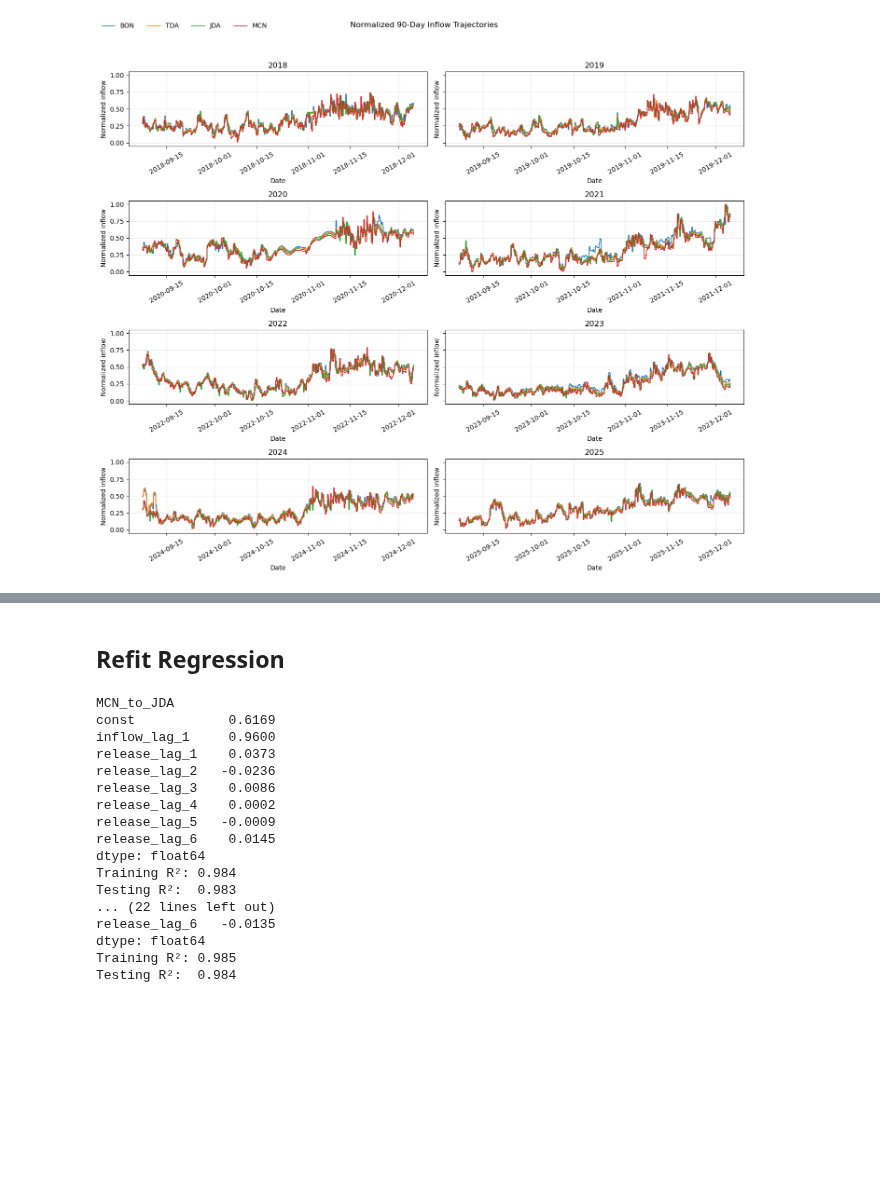
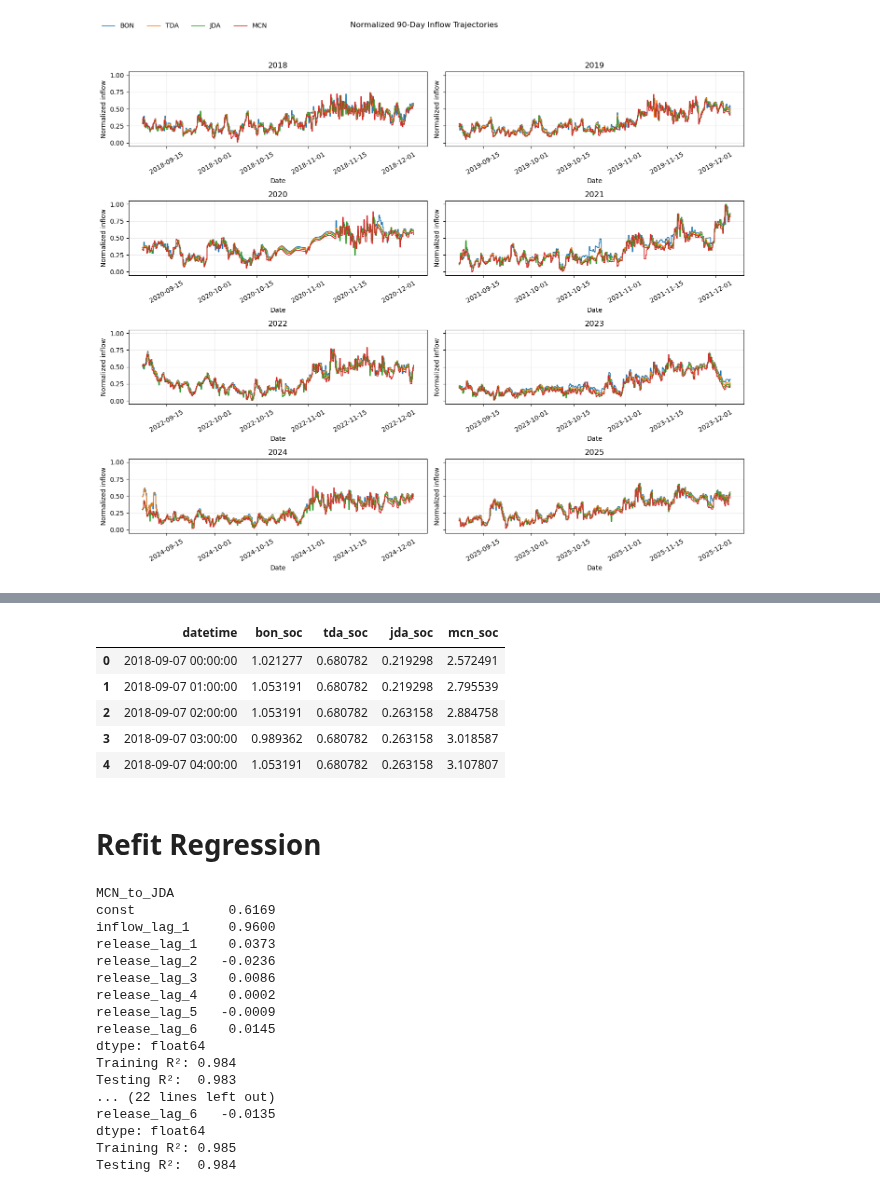
Before and after one commit to ecohn44/cascaded-hydro, a Jupyter notebook: py-forecasting/hydrograph.ipynb, the cells around one changed output, grey strips where cells are left out. Cells and saved outputs as stored; diff of their text form; code cells hidden in the pictures; blank space fills up the shorter version.

```diff
--- a/py-forecasting/hydrograph.ipynb
+++ b/py-forecasting/hydrograph.ipynb
@@ -416,0 +510,21 @@ inflow_data_norm.to_csv("/Users/elizacohn/Desktop/cascaded-hydro/simulation-data
+# %%
+# Min - Max normalization each column uniquely
+soc_cols = ["bon_soc_ft", "tda_soc_ft", "jda_soc_ft", "mcn_soc_ft"]
+
+volume_max = {
+    "bon_soc_ft": 1.5,
+    "tda_soc_ft": 1.0,
+    "jda_soc_ft": 1.5,
+    "mcn_soc_ft": 4.0,
+}
+
+soc_df_norm = soc_df.copy()
+soc_df_norm[soc_cols] = (soc_df_norm[soc_cols] - soc_df_norm[soc_cols].min()) / (soc_df_norm[soc_cols].max() - soc_df_norm[soc_cols].min())
+
+for col in soc_cols:
+    soc_df_norm[col] *= volume_max[col]
+# %%
+# Remove "_ft" from column names
+soc_df_norm = soc_df_norm.rename(
+    columns=lambda col: col.replace("_ft", "")
+)
@@ -416,0 +545,18 @@ inflow_data_norm.to_csv("/Users/elizacohn/Desktop/cascaded-hydro/simulation-data
+# %%
+# Remove duplicate timestamps and add missing rows
+soc_cols = ["bon_soc", "tda_soc", "jda_soc", "mcn_soc"]
+
+soc_df_norm = (
+    soc_df_norm.groupby("datetime", as_index=False)[soc_cols]
+    .mean()
+    .set_index("datetime")
+    .reindex(expected)
+)
+# %%
+# Interpolate data
+soc_df_norm[soc_cols] = soc_df_norm[soc_cols].bfill()
+
+soc_df_norm = soc_df_norm.reset_index(names="datetime")
+
+print(soc_df_norm.shape)
+print(soc_df_norm.isna().sum())
@@ -416,0 +571,9 @@ inflow_data_norm.to_csv("/Users/elizacohn/Desktop/cascaded-hydro/simulation-data
+# %%
+soc_df_norm.head()
+# %% [output]
+|  | datetime | bon_soc | tda_soc | jda_soc | mcn_soc |
+| 0 | 2018-09-07 00:00:00 | 1.021277 | 0.680782 | 0.219298 | 2.572491 |
+| 1 | 2018-09-07 01:00:00 | 1.053191 | 0.680782 | 0.219298 | 2.795539 |
+| 2 | 2018-09-07 02:00:00 | 1.053191 | 0.680782 | 0.263158 | 2.884758 |
+| 3 | 2018-09-07 03:00:00 | 0.989362 | 0.680782 | 0.263158 | 3.018587 |
+| 4 | 2018-09-07 04:00:00 | 1.053191 | 0.680782 | 0.263158 | 3.107807 |
@@ -417,5 +582,5 @@ inflow_data_norm.to_csv("/Users/elizacohn/Desktop/cascaded-hydro/simulation-data
 # %% [markdown]
-## Refit Regression
+# Refit Regression
 # %%
 import pandas as pd
 import statsmodels.api as sm
```
Also changed, not shown: parts of 20 cells of this notebook, 13 other files.
